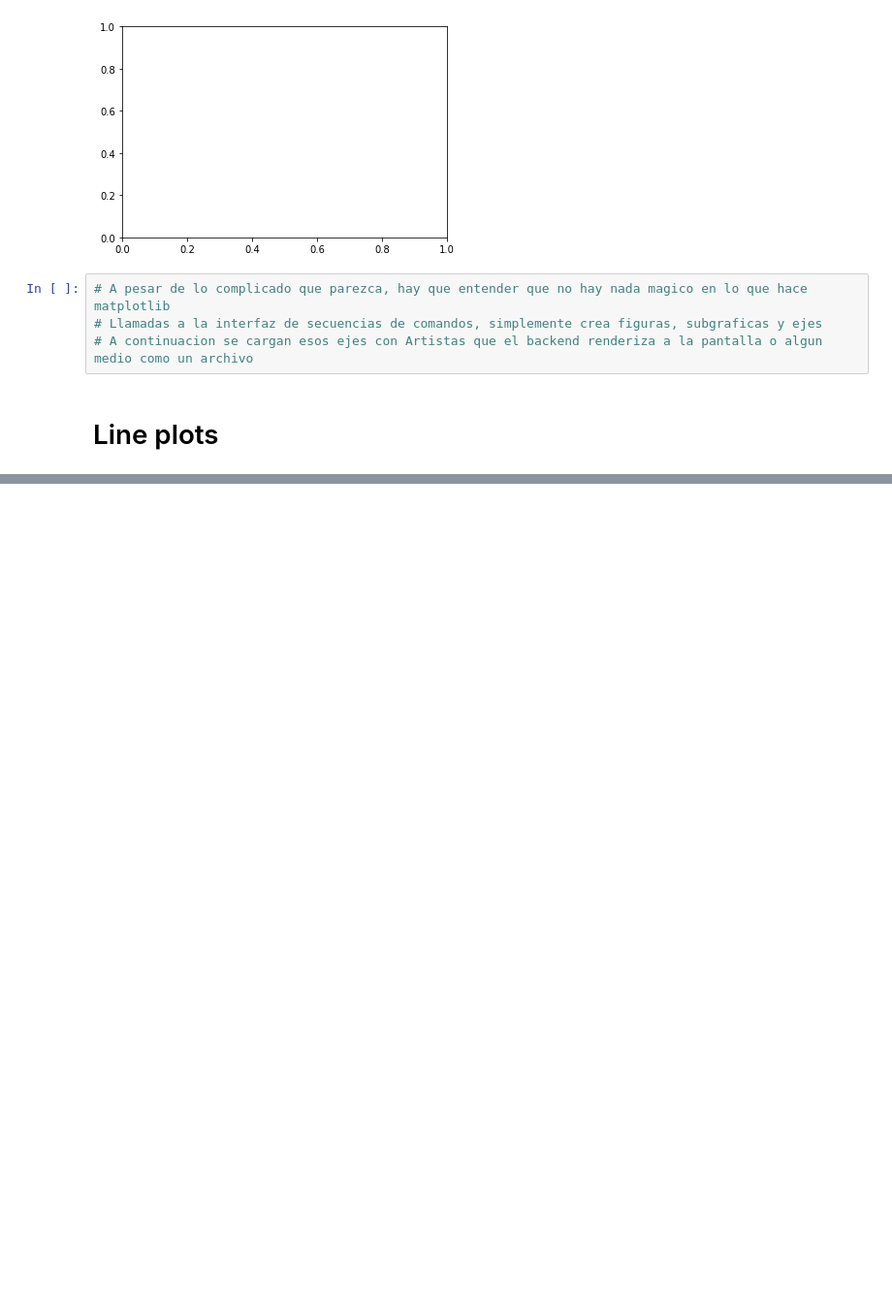
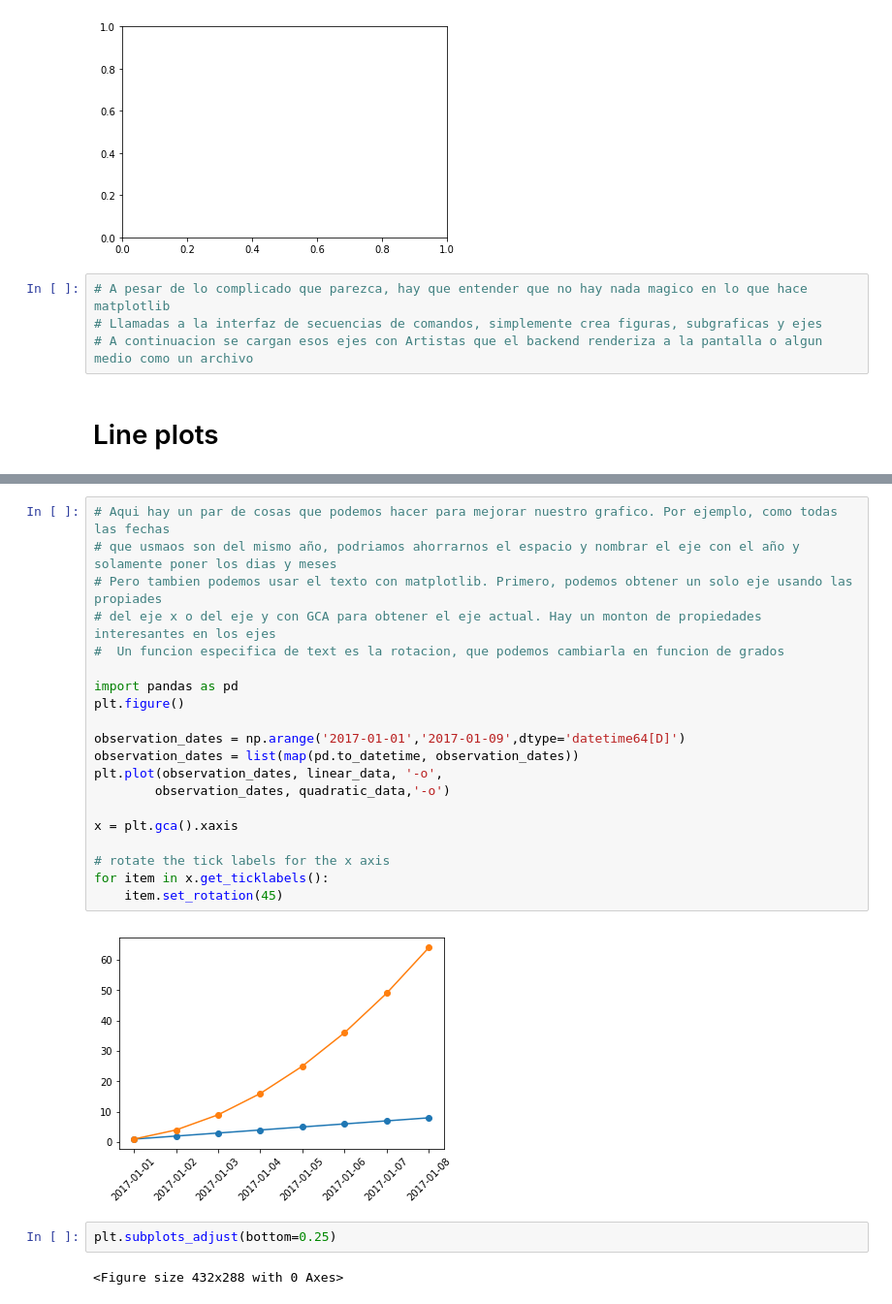
Before and after one commit to jmelendezgeo/Apuntes-Data-Science, a Jupyter notebook: Applied Data Science with Python - Coursera Specialization /Applied Plotting, charting and data representation/Week2.ipynb, the cells around one changed output, grey strips where cells are left out. Shown at 97% size. Drawn from its saved outputs; the diff is of its cells as text; blank space fills up the shorter version.

```diff
--- a/Applied Data Science with Python - Coursera Specialization /Applied Plotting, charting and data representation/Week2.ipynb
+++ b/Applied Data Science with Python - Coursera Specialization /Applied Plotting, charting and data representation/Week2.ipynb
@@ -400,0 +440,26 @@ plt.gca().fill_between(range(len(linear_data)),
+# %%
+# Aqui hay un par de cosas que podemos hacer para mejorar nuestro grafico. Por ejemplo, como todas las fechas
+# que usmaos son del mismo año, podriamos ahorrarnos el espacio y nombrar el eje con el año y solamente poner los dias y meses
+# Pero tambien podemos usar el texto con matplotlib. Primero, podemos obtener un solo eje usando las propiades
+# del eje x o del eje y con GCA para obtener el eje actual. Hay un monton de propiedades interesantes en los ejes
+#  Un funcion especifica de text es la rotacion, que podemos cambiarla en funcion de grados
+
+import pandas as pd
+plt.figure()
+
+observation_dates = np.arange('2017-01-01','2017-01-09',dtype='datetime64[D]')
+observation_dates = list(map(pd.to_datetime, observation_dates))
+plt.plot(observation_dates, linear_data, '-o',
+        observation_dates, quadratic_data,'-o')
+
+x = plt.gca().xaxis
+
+# rotate the tick labels for the x axis
+for item in x.get_ticklabels():
+    item.set_rotation(45)
+# %% [output]
+[figure, added]
+# %%
+plt.subplots_adjust(bottom=0.25)
+# %% [output]
+<Figure size 432x288 with 0 Axes>
```
Also changed, not shown: parts of 24 cells of this notebook.
